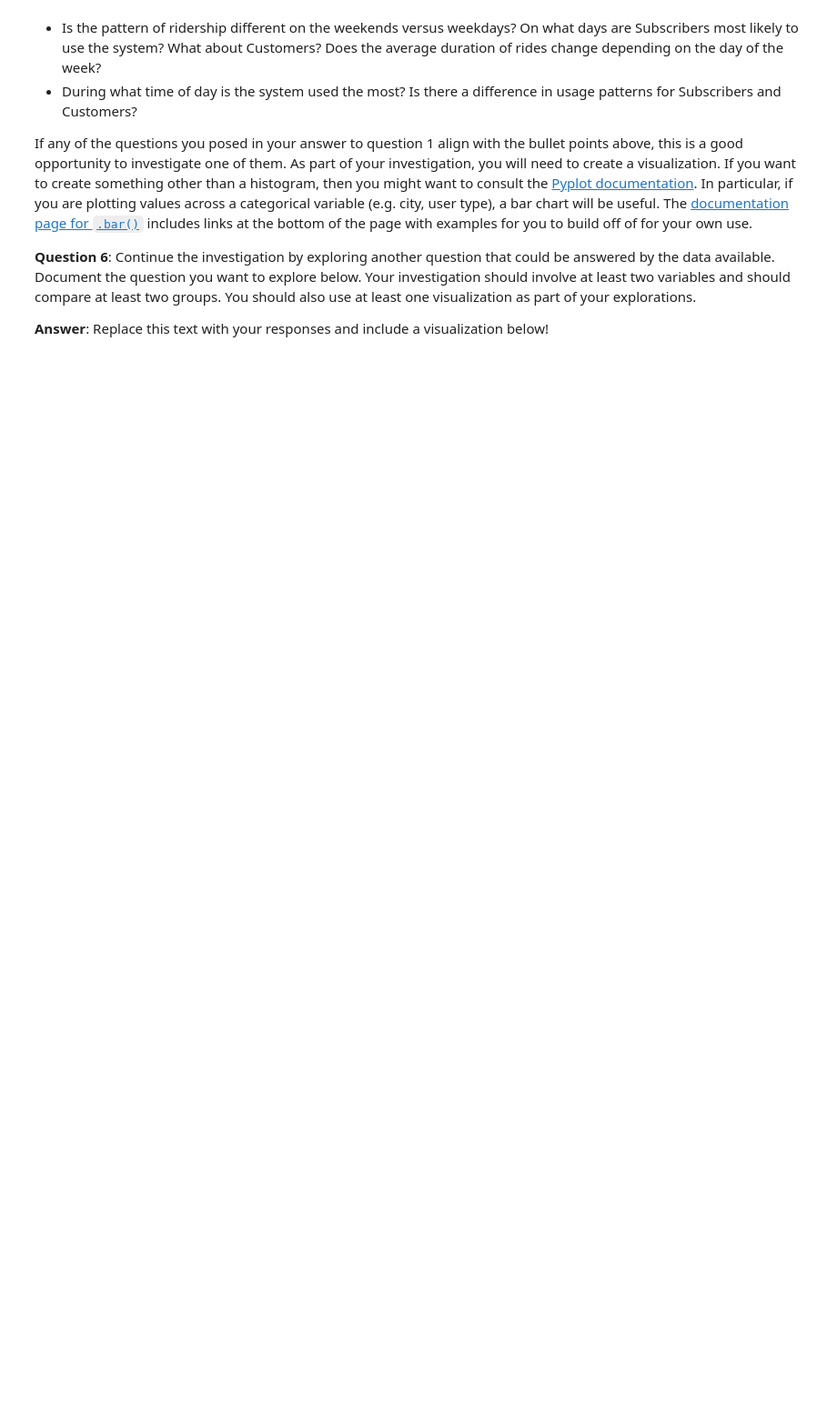
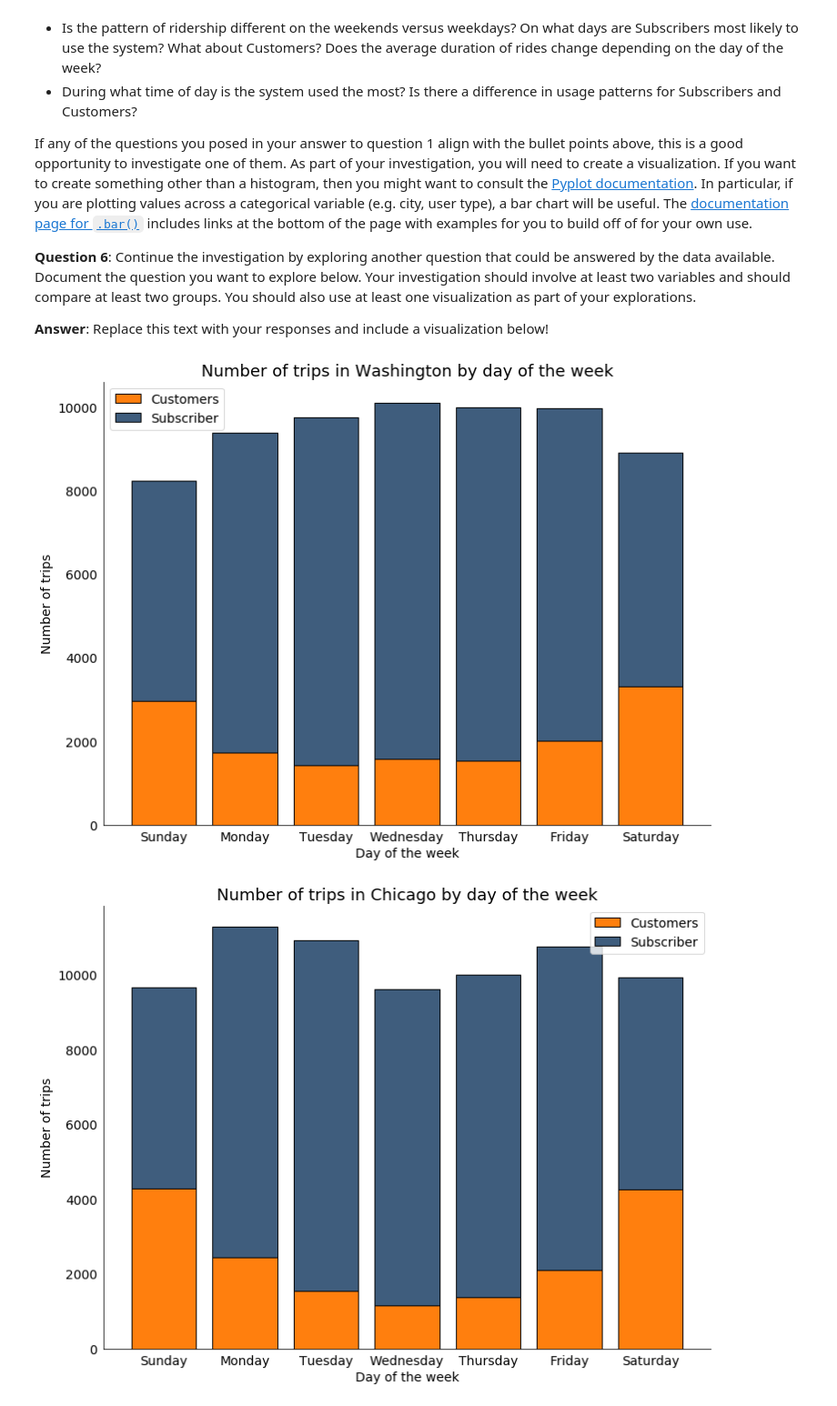
Before and after one commit to stembarb/DA--Bike-Share-Data, a Jupyter notebook: Bike_Share_Analysis.ipynb, the cells around one changed output. Shown at 91% size. Saved outputs shown, nothing was run; the diff lists cells and outputs as text; code cells hidden in the pictures; blank space fills up the shorter version.

```diff
--- a/Bike_Share_Analysis.ipynb
+++ b/Bike_Share_Analysis.ipynb
@@ -540,0 +633,37 @@ If any of the questions you posed in your answer to question 1 align with the bu
+# %%
+# sort days
+sorter = ['Sunday', 'Monday', 'Tuesday', 'Wednesday', 'Thursday', 'Friday', 'Saturday']
+sorterIndex = dict(zip(sorter,range(len(sorter))))
+# %%
+# plot day of week
+for city in data_files.keys():
+
+    # read file with pandas
+    city_data = pd.read_csv(data_files[city])
+    # display(city_data.head())
+
+    # group data by day of the week
+    day_of_week = city_data.groupby(['user_type','day_of_week'], as_index=False).size().reset_index(name='Count')
+
+    # sort data by day of the week, starting from Sunday
+    day_of_week['day_id'] = day_of_week['day_of_week']
+    day_of_week['day_id'] = day_of_week['day_id'].map(sorterIndex)
+    day_of_week.sort_values('day_id', inplace=True)
+    # display(day_of_week)
+
+    # create mask to filter data
+    cust_mask = day_of_week['user_type'] == 'Customer'
+    subs_mask = day_of_week['user_type'] == 'Subscriber'
+
+    # plot data using bar chart
+    plot_bar(
+        day_of_week[cust_mask]['day_of_week'],
+        day_of_week[cust_mask]['Count'],
+        day_of_week[subs_mask]['day_of_week'],
+        day_of_week[subs_mask]['Count'],
+        title='Number of trips in ' + city + ' by day of the week',
+        xlabel='Day of the week',
+        ylabel='Number of trips')
+# %% [output]
+[figure, added]
+[figure, added]
```
Also changed, not shown: parts of 14 cells of this notebook.
